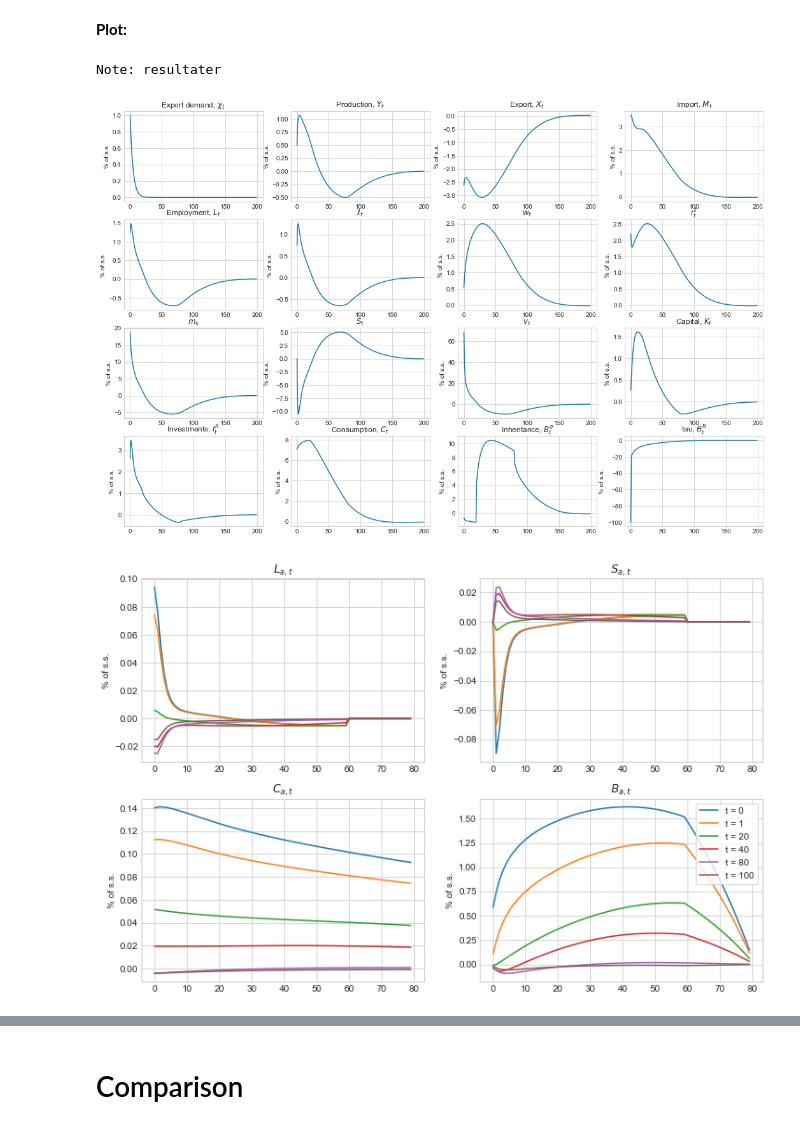
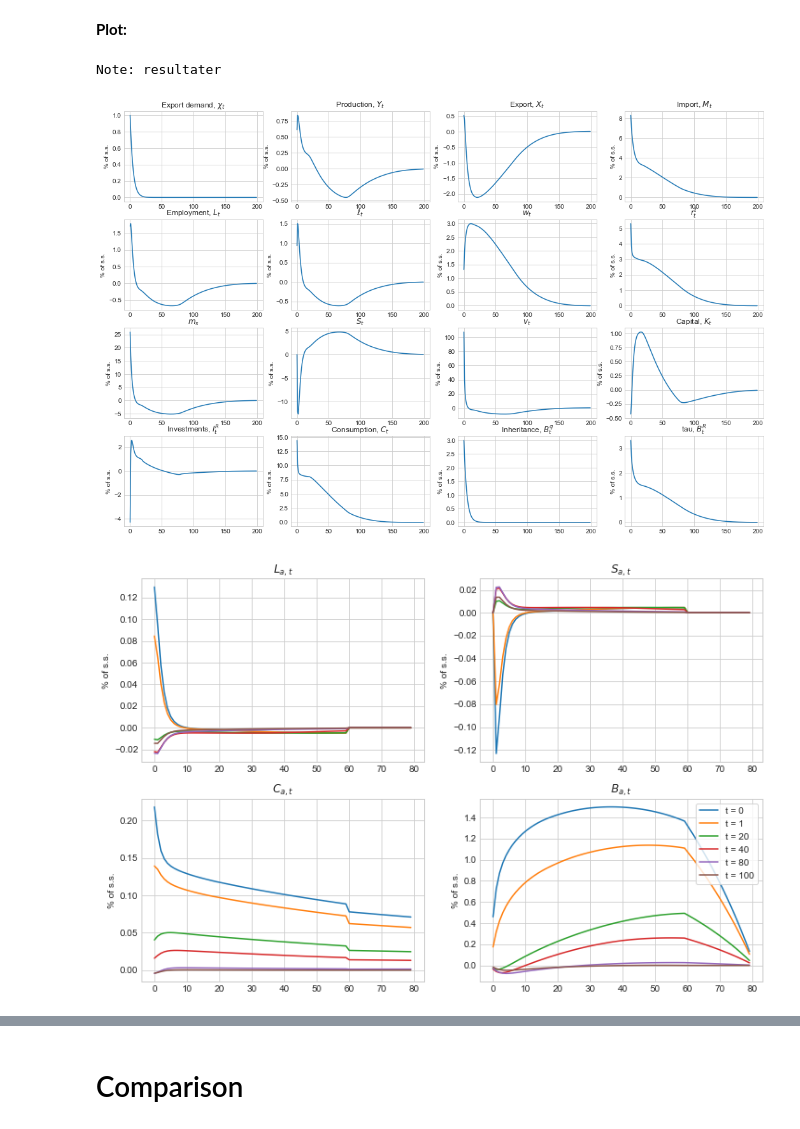
Before and after one commit to HansChristianPOLIT/MiniMAKRO, a Jupyter notebook: TestExample.ipynb, the cells around one changed output, grey strips where cells are left out. Drawn from its saved outputs; the diff is of its cells as text; code cells hidden in the pictures.

```diff
--- a/TestExample.ipynb
+++ b/TestExample.ipynb
@@ -156,6 +148,11 @@ Tshock = 50
 shock = 0.01*ss.chi
 persistence = 0.8**np.arange(Tshock)
 sol.chi[:Tshock] = ss.chi + shock*persistence
+
+Tshock = 50
+shock = 0.03*ss.P_F
+persistence = 0.80**np.arange(Tshock)
+sol.P_F[:Tshock] = ss.P_F + shock*persistence
 # %% [markdown]
 Check errors when guessing at steady state -> excess demand
 # %%
@@ -228,7 +225,7 @@ ax.set_ylabel('% of s.s.')
 ax.set_title('$\ell_t$')
 
 ax = fig.add_subplot(4,4,7)
-ax.plot((sol.w[:T_IRF]/(ss.w)-1)*100)
+ax.plot((sol.W[:T_IRF]/(ss.W)-1)*100)
 ax.set_ylabel('% of s.s.')
 ax.set_title('$w_t$')
 
@@ -251,36 +248,36 @@ ax = fig.add_subplot(4,4,11)
 ax.plot((sol.v[:T_IRF]/(ss.v)-1)*100)
 ax.set_ylabel('% of s.s.')
 ax.set_title('$v_t$')
 
 ax = fig.add_subplot(4,4,12)
 ax.plot((sol.K[:T_IRF]/ss.K-1)*100)
 ax.set_ylabel('% of s.s.')
 ax.set_title('Capital, $K_t$')
 
 ax = fig.add_subplot(4,4,13)
 ax.plot((sol.I[:T_IRF]/(ss.I)-1)*100)
 ax.set_ylabel('% of s.s.')
 ax.set_title('Investments, $I^R_t$')
 
 ax = fig.add_subplot(4,4,14)
 ax.plot((sol.C[:T_IRF]/ss.C-1)*100)
 ax.set_ylabel('% of s.s.')
 ax.set_title('Consumption, $C_t$')
 
 ax = fig.add_subplot(4,4,15)
-ax.plot((sol.Bq[:T_IRF]/(ss.Bq)-1)*100)
+ax.plot((sol.P_F[:T_IRF]/(ss.P_F)-1)*100)
 ax.set_ylabel('% of s.s.')
 ax.set_title('Inheritance, $B^q_t$')
 
 ax = fig.add_subplot(4,4,16)
-ax.plot((sol.tau[:T_IRF]/(ss.tau)-1)*100)
+ax.plot((sol.P_X[:T_IRF]/(ss.P_X)-1)*100)
 ax.set_ylabel('% of s.s.')
 ax.set_title('tau, $B^R_t$');
 
 print('Note: resultater')
 # %% [output]
 Note: resultater
-[figure, old version]
+[figure, new version]
 # %%
 Periods = [0,1,20,40,80,100]
 
@@ -322,7 +319,7 @@ ax.legend(frameon=True)
 ax.set_ylabel('% of s.s.')
 ax.set_title('$B_{a,t}$');
 # %% [output]
-[figure, old version]
+[figure, new version]
 # %%
 fig = plt.figure(figsize=(12,8))
 
```
Also changed, not shown: parts of 17 cells of this notebook, 7 other files.
